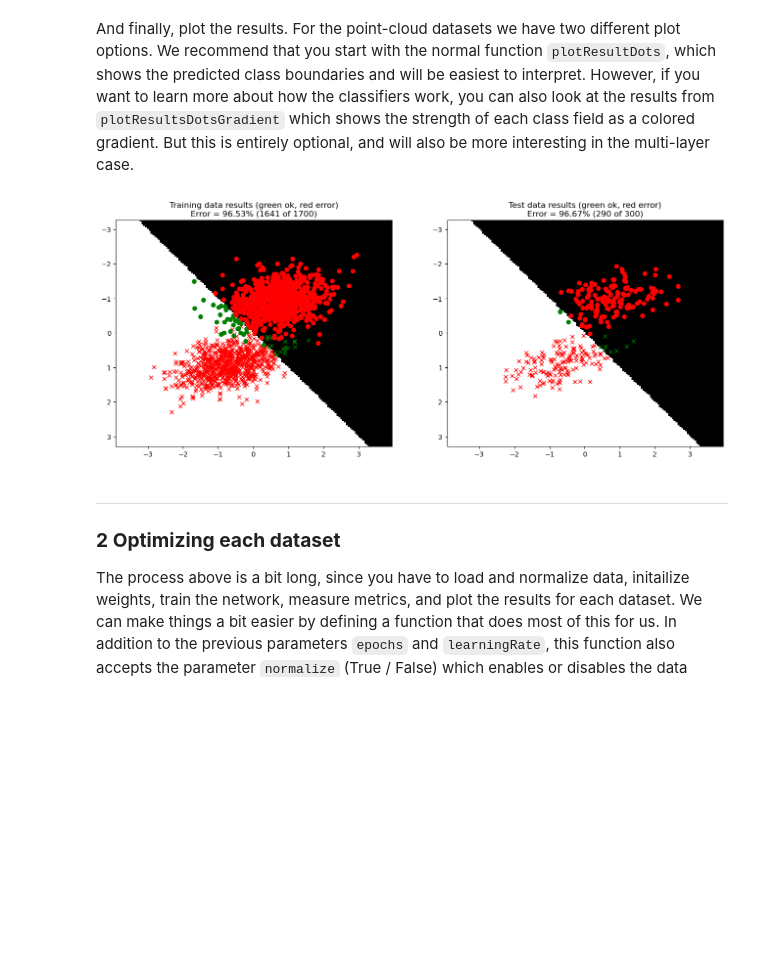
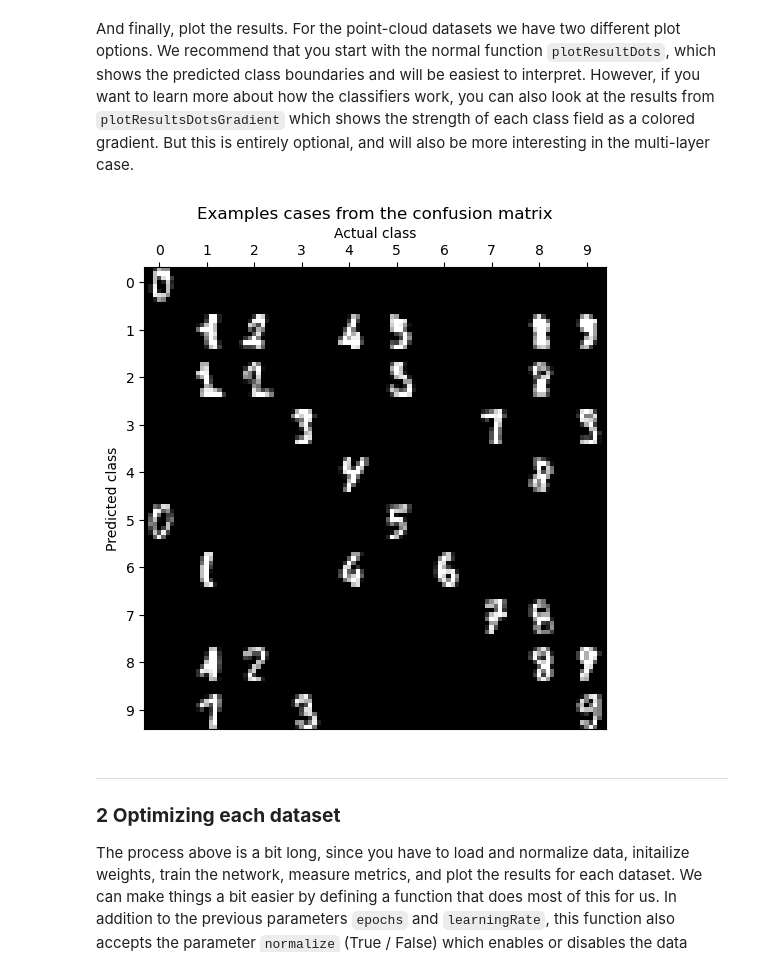
Before and after one commit to OliverGreen27/NNLabs, a Jupyter notebook: LabCode/A1_Supervised/main2_SingleLayer.ipynb, the cells around one changed output. Saved outputs shown, nothing was run; the diff lists cells and outputs as text; code cells hidden in the pictures; blank space fills up the shorter version.

```diff
--- a/LabCode/A1_Supervised/main2_SingleLayer.ipynb
+++ b/LabCode/A1_Supervised/main2_SingleLayer.ipynb
@@ -156,7 +156,7 @@ def update(W, B, GradW, GradB, params):
     # --------------------------------------------
     # === Your code here =========================
     # --------------------------------------------
-    W = W - LR * GradW
+    W = W - LR * GradW.T
     B = B - LR * GradB
 
     # ============================================
@@ -192,8 +192,10 @@ def trainSingleLayer(XTrain, DTrain, XTest, DTest, W0, B0, params, plotProgress=
     # Initialize variables
     metrics = {keys:np.zeros(params["epochs"]+1) for keys in ["lossTrain", "lossTest", "accTrain", "accTest"]}
 
+    params["useTanhOutput"] = True
+
     if "useTanhOutput" not in params:
-        params["useTanhOutput"] = True
+        params["useTanhOutput"] = False
 
     nTrain = XTrain.shape[0]
     nTest  = XTest.shape[0]
@@ -259,7 +261,7 @@ def trainSingleLayer(XTrain, DTrain, XTest, DTest, W0, B0, params, plotProgress=
 It is time to test your implementation by training the a network on the first dataset. You will begin by running all the required code manually, so you will see and understand each part of the process. Later, we will define a function that does all these steps for you. But for now, run the following cell to load the data and split it into training and test sets.
 # %%
 # Select and load dataset
-datasetNr = 1
+datasetNr = 4
 X, D, L = loadDataset(datasetNr)
 
 # Split data into training and test sets
@@ -311,6 +313,6 @@ print(B0)
 # %% [markdown]
 Now set the training parameters in the `params` dictionary. Later, you will add some more parameters, but for this first test the number of `epochs` and the `learningRate` is sufficient. Then run the training and observe how the losses, accuracies, and network weights change as the training progresses.
 # %%
-params = {"epochs": 1000, "learningRate": 0.05}
+params = {"epochs": 1000, "learningRate": 0.1}
 W, B, metrics = trainSingleLayer(XTrainNorm, DTrain, XTestNorm, DTest, W0, B0, params, plotProgress=True)
 # %% [output]
@@ -343,12 +353,12 @@ Test data confusion matrix:
 And finally, plot the results. For the point-cloud datasets we have two different plot options. We recommend that you start with the normal function `plotResultDots`, which shows the predicted class boundaries and will be easiest to interpret. However, if you want to learn more about how the classifiers work, you can also look at the results from `plotResultsDotsGradient` which shows the strength of each class field as a colored gradient. But this is entirely optional, and will also be more interesting in the multi-layer case.
 # %%
 if datasetNr < 4:
-    plotResultsDots(XTrainNorm, LTrain, LPredTrain, XTestNorm, LTest, LPredTest, lambda X: forward(X, W, B)[1])
-    #plotResultsDotsGradient(XTrainNorm, LTrain, LPredTrain, XTestNorm, LTest, LPredTest, lambda X: forward(X, W, B)[0])
+    #plotResultsDots(XTrainNorm, LTrain, LPredTrain, XTestNorm, LTest, LPredTest, lambda X: forward(X, W, B)[1])
+    plotResultsDotsGradient(XTrainNorm, LTrain, LPredTrain, XTestNorm, LTest, LPredTest, lambda X: forward(X, W, B)[0])
 else:
     plotConfusionMatrixOCR(XTest, LTest, LPredTest)
 # %% [output]
-[figure, old version]
+[figure, new version]
 # %% [markdown]
 ---
 ### **2 Optimizing each dataset**
```
Also changed, not shown: parts of 12 cells of this notebook.
